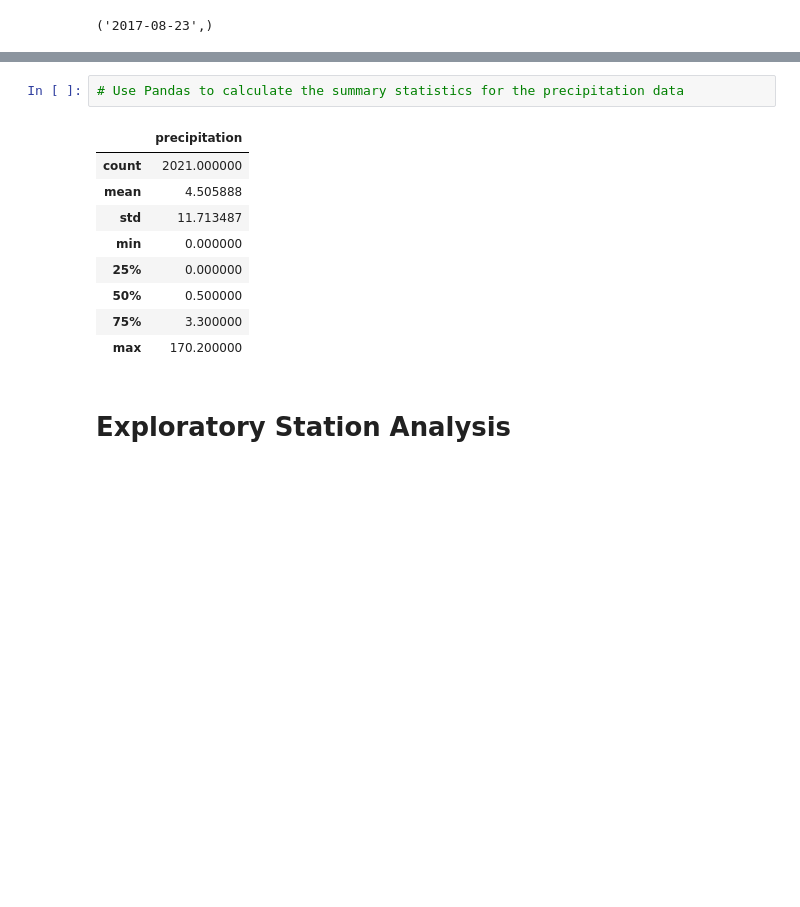
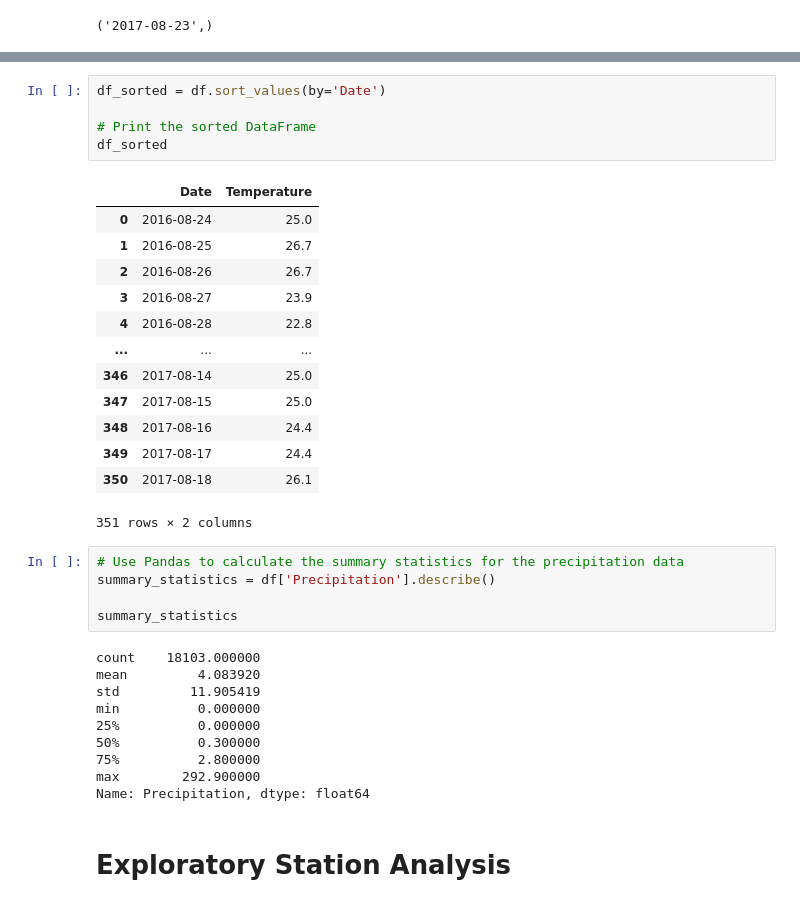
Before and after one commit to Dinna-ux/sqlalchemy-challenge, a Jupyter notebook: SurfsUp/climate_starter.ipynb, the cells around one changed output, grey strips where cells are left out. Saved outputs shown, nothing was run; the diff lists cells and outputs as text; blank space fills up the shorter version.

```diff
--- a/SurfsUp/climate_starter.ipynb
+++ b/SurfsUp/climate_starter.ipynb
@@ -97,15 +172,37 @@ TypeError: unsupported operand type(s) for +: 'int' and 'NoneType'
+# %%
+df_sorted = df.sort_values(by='Date')
+
+# Print the sorted DataFrame
+df_sorted
+# %% [output]
+|  | Date | Temperature |
+| 0 | 2016-08-24 | 25.0 |
+| 1 | 2016-08-25 | 26.7 |
+| 2 | 2016-08-26 | 26.7 |
+| 3 | 2016-08-27 | 23.9 |
+| 4 | 2016-08-28 | 22.8 |
+| ... | ... | ... |
+| 346 | 2017-08-14 | 25.0 |
+| 347 | 2017-08-15 | 25.0 |
+| 348 | 2017-08-16 | 24.4 |
+| 349 | 2017-08-17 | 24.4 |
+| 350 | 2017-08-18 | 26.1 |
+351 rows × 2 columns
 # %%
 # Use Pandas to calculate the summary statistics for the precipitation data
+summary_statistics = df['Precipitation'].describe()
+
+summary_statistics
 # %% [output]
-|  | precipitation |
-| count | 2021.000000 |
-| mean | 4.505888 |
-| std | 11.713487 |
-| min | 0.000000 |
-| 25% | 0.000000 |
-| 50% | 0.500000 |
-| 75% | 3.300000 |
-| max | 170.200000 |
+count    18103.000000
+mean         4.083920
+std         11.905419
+min          0.000000
+25%          0.000000
+50%          0.300000
+75%          2.800000
+max        292.900000
+Name: Precipitation, dtype: float64
 # %% [markdown]
 # Exploratory Station Analysis
 # %%
```
Also changed, not shown: parts of 7 cells of this notebook, 1 other file.
